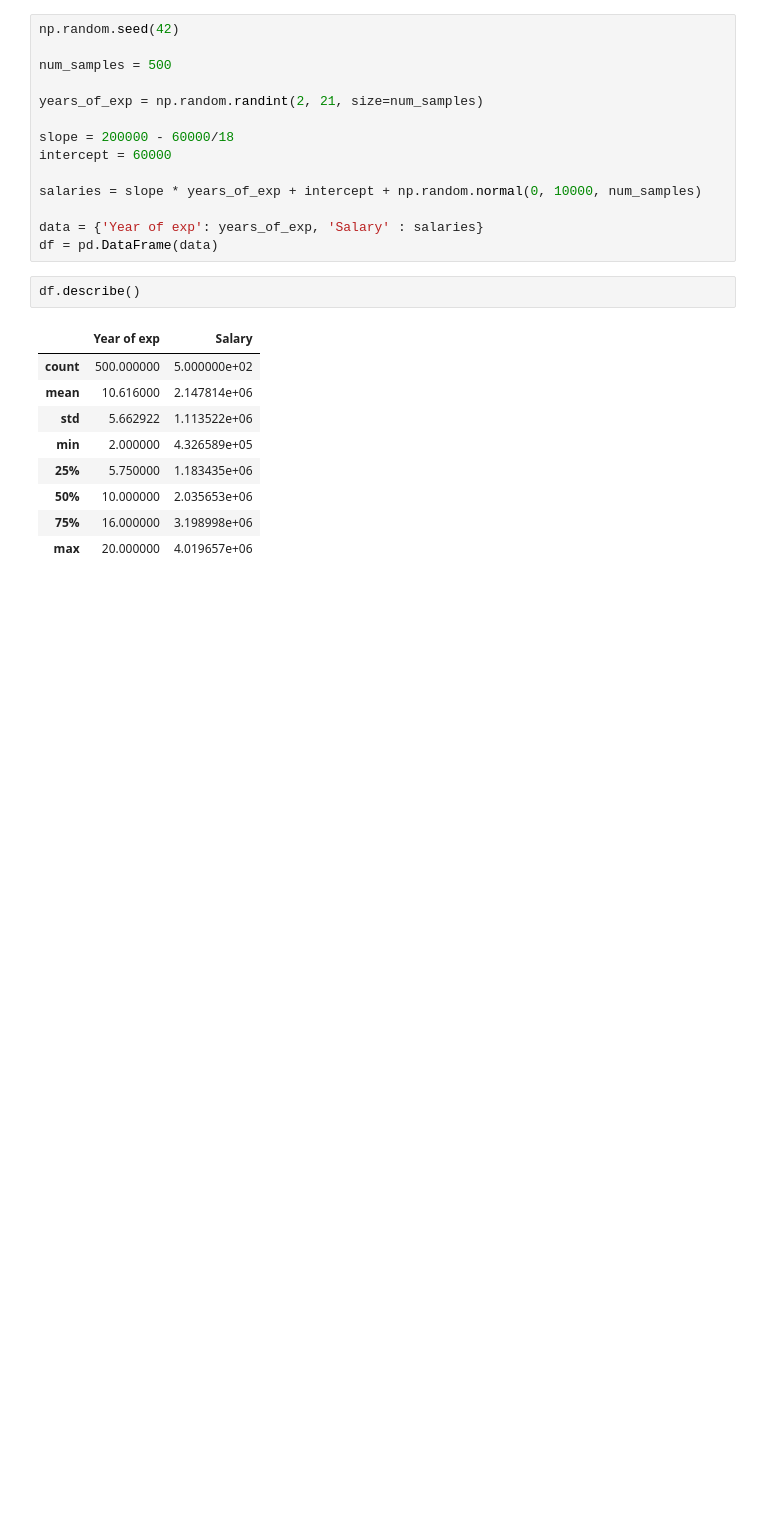
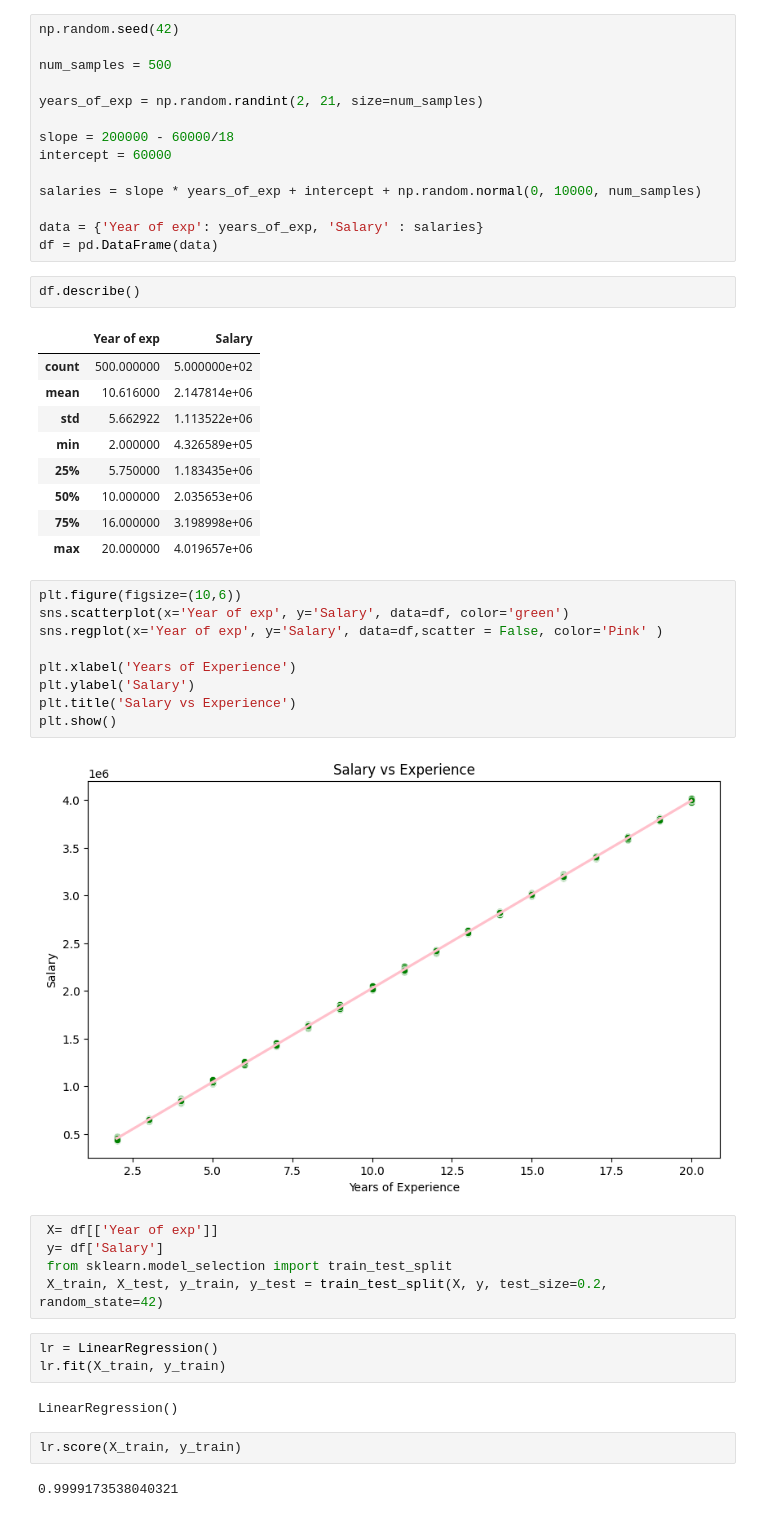
Before and after one commit to ajwaadhussain/AudioBook-to-PDF, a Jupyter notebook: chapter_appendix-tools-for-deep-learning/jupyter.ipynb, the cells around one changed output. Saved outputs shown, nothing was run; the diff lists cells and outputs as text; blank space fills up the shorter version.

```diff
--- a/chapter_appendix-tools-for-deep-learning/jupyter.ipynb
+++ b/chapter_appendix-tools-for-deep-learning/jupyter.ipynb
@@ -36,3 +36,28 @@ df.describe()
 | 50% | 10.000000 | 2.035653e+06 |
 | 75% | 16.000000 | 3.198998e+06 |
 | max | 20.000000 | 4.019657e+06 |
+# %%
+plt.figure(figsize=(10,6))
+sns.scatterplot(x='Year of exp', y='Salary', data=df, color='green')
+sns.regplot(x='Year of exp', y='Salary', data=df,scatter = False, color='Pink' )
+
+plt.xlabel('Years of Experience')
+plt.ylabel('Salary')
+plt.title('Salary vs Experience')
+plt.show()
+# %% [output]
+[figure, added]
+# %%
+ X= df[['Year of exp']]
+ y= df['Salary']
+ from sklearn.model_selection import train_test_split
+ X_train, X_test, y_train, y_test = train_test_split(X, y, test_size=0.2, random_state=42)
+# %%
+lr = LinearRegression()
+lr.fit(X_train, y_train)
+# %% [output]
+LinearRegression()
+# %%
+lr.score(X_train, y_train)
+# %% [output]
+0.9999173538040321
```
Also changed, not shown: parts of 9 cells of this notebook.
